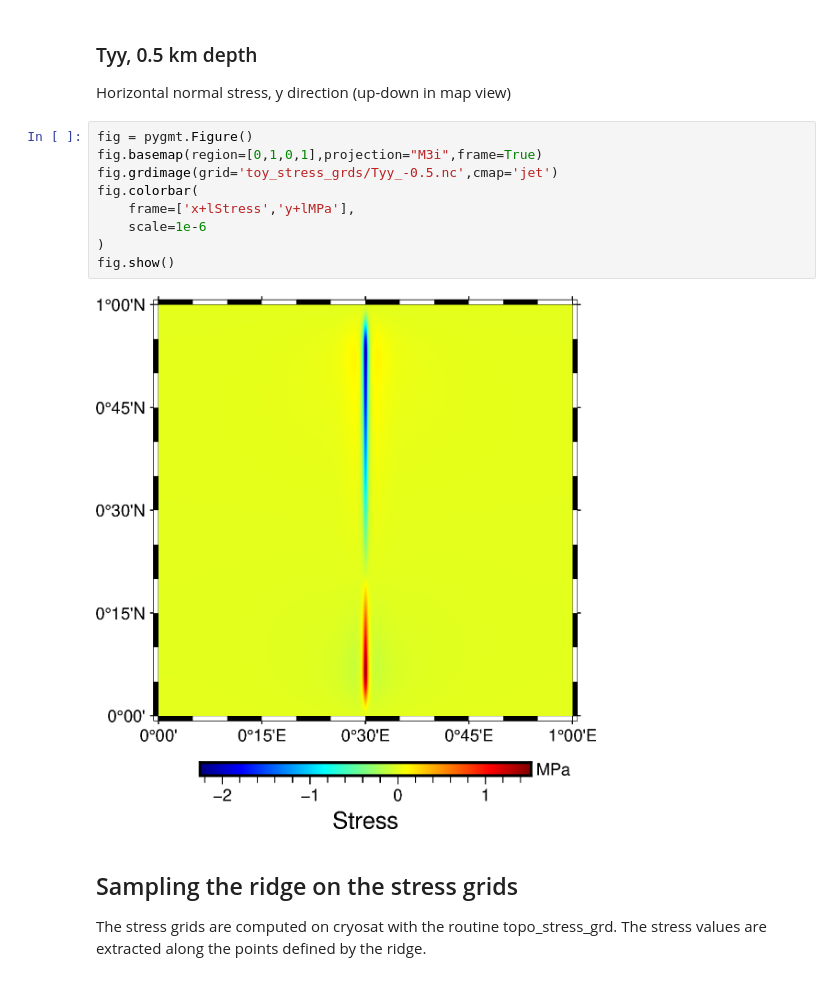
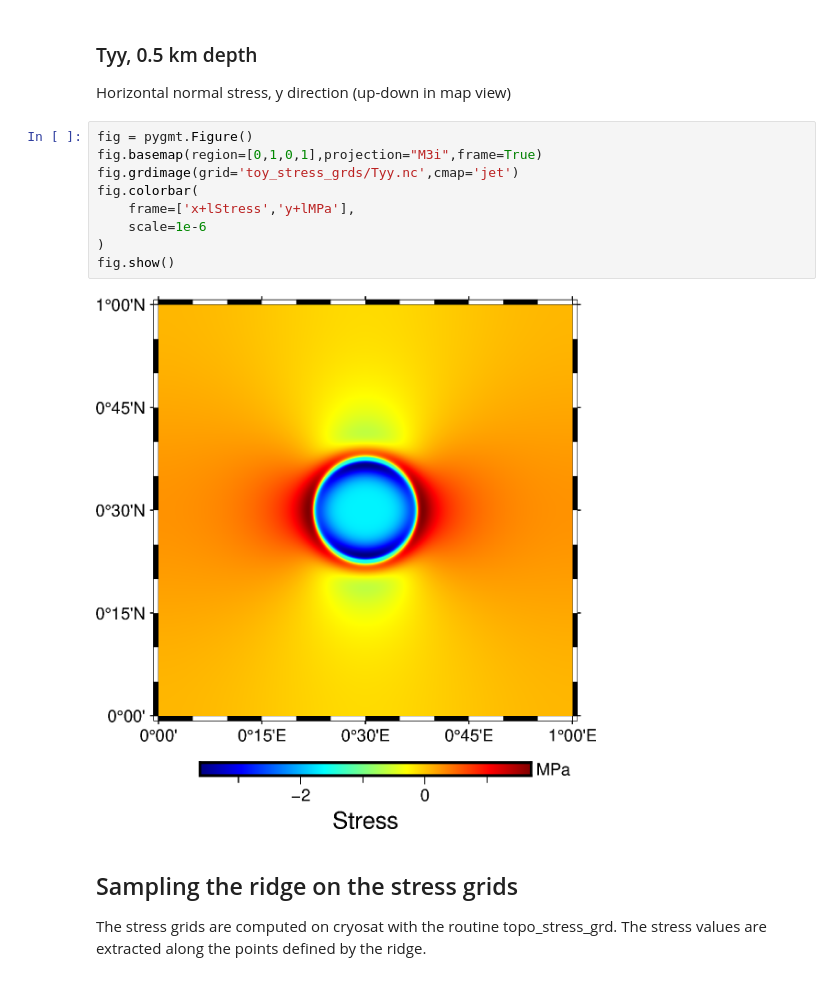
Before and after one commit to hughaharper/seesaw-propagators, a Jupyter notebook: projects/08_stress/toy-model.ipynb, the cells around one changed output. Cells and saved outputs as stored; diff of their text form.

Commit message:
dicking around with stress grids

```diff
--- a/projects/08_stress/toy-model.ipynb
+++ b/projects/08_stress/toy-model.ipynb
@@ -162,14 +140,14 @@ Horizontal normal stress, y direction (up-down in map view)
 # %%
 fig = pygmt.Figure()
 fig.basemap(region=[0,1,0,1],projection="M3i",frame=True)
-fig.grdimage(grid='toy_stress_grds/Tyy_-0.5.nc',cmap='jet')
+fig.grdimage(grid='toy_stress_grds/Tyy.nc',cmap='jet')
 fig.colorbar(
     frame=['x+lStress','y+lMPa'],
     scale=1e-6
 )
 fig.show()
 # %% [output]
-[figure, old version]
+[figure, new version]
 # %% [markdown]
 ## Sampling the ridge on the stress grids
 The stress grids are computed on cryosat with the routine topo_stress_grd. The stress values are extracted along the points defined by the ridge.
```
Also changed, not shown: parts of 16 cells of this notebook.
